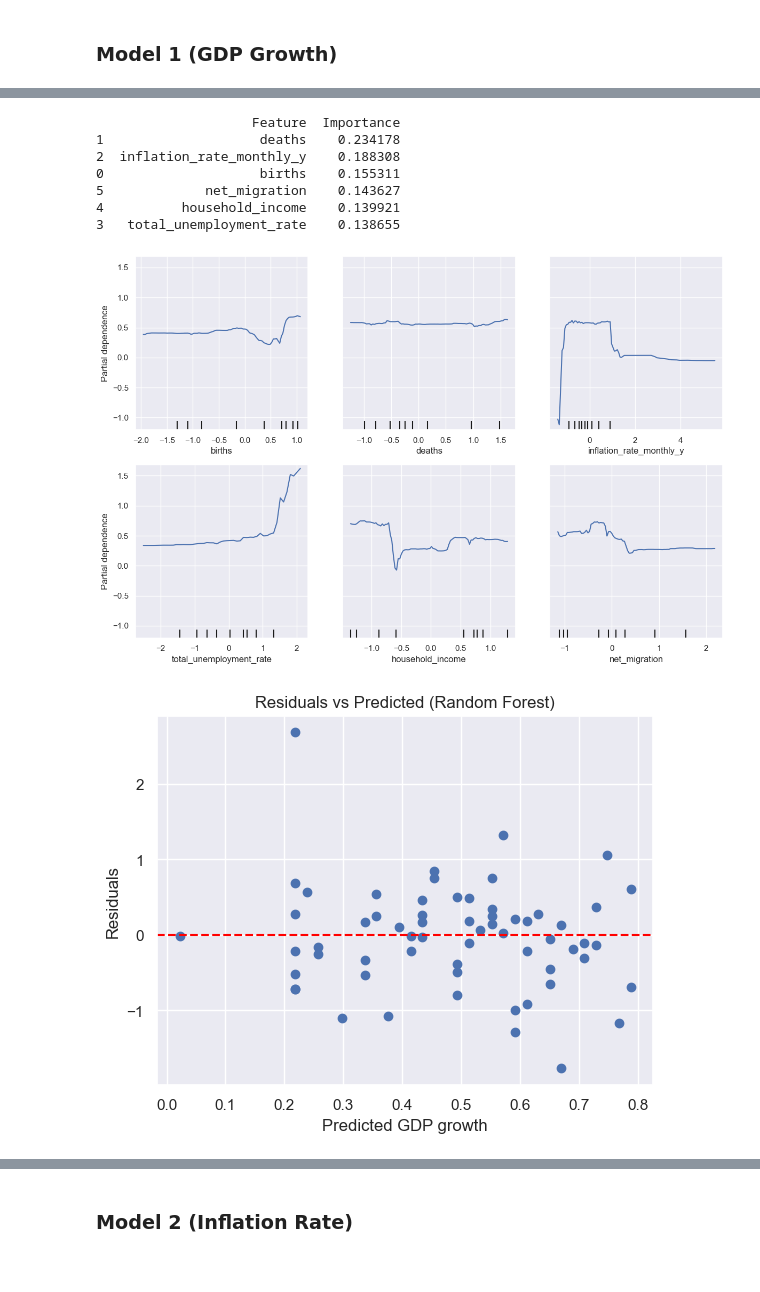
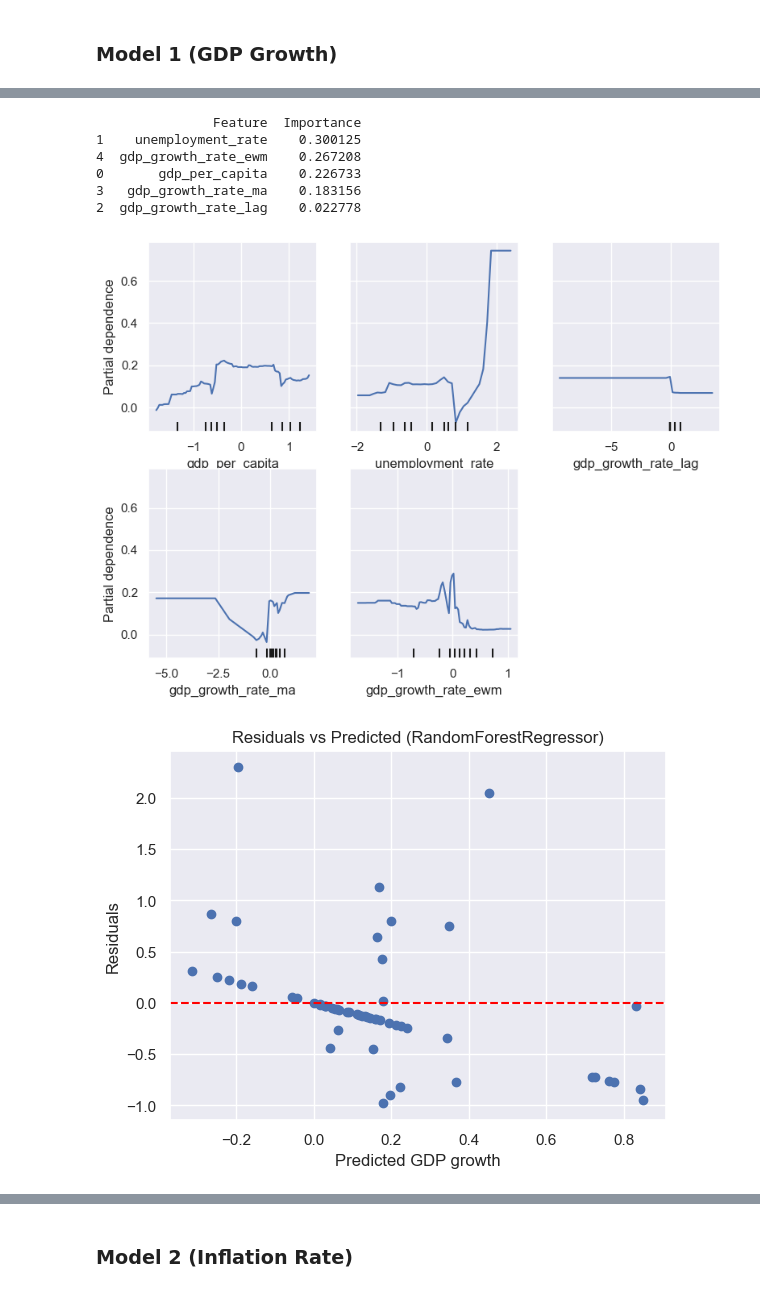
Before and after one commit to Grena30/Exploratory-Data-Analysis, a Jupyter notebook: Modelling/model.ipynb, the cells around one changed output, grey strips where cells are left out. Saved outputs shown, nothing was run; the diff lists cells and outputs as text; code cells hidden in the pictures.

Commit message:
feat: add feature enginering; remove data leakage

```diff
--- a/Modelling/model.ipynb
+++ b/Modelling/model.ipynb
@@ -472,0 +647,6 @@ Object Columns: [] Numerical Columns:  ['births', 'deaths', 'inflation_rate_mont
+# %%
+X_train = train.drop(columns=[target_col])
+y_train = train[target_col]
+
+X_test  = test.drop(columns=[target_col])
+y_test  = test[target_col]
@@ -472,0 +699,9 @@ Object Columns: [] Numerical Columns:  ['births', 'deaths', 'inflation_rate_mont
+# %%
+X_train = X_train.drop(columns=[col for col in drop_cols if col in X_train.columns])
+X_test  = X_test.drop(columns=[col for col in drop_cols if col in X_test.columns])
+
+numerical_cols = list(X_train.select_dtypes('number').columns)
+categorical_cols = list(X_train.select_dtypes('object').columns)
+
+print("Object Columns:", categorical_cols)
+print("Numerical Columns:", numerical_cols)
@@ -495,13 +742,13 @@ Model - RandomForestRegressor
 # %%
 models = {
-    "LinearRegression": LinearRegression(fit_intercept=True, positive=True),
-    "RidgeRegression": Ridge(alpha=100.0, fit_intercept=True, solver='svd', random_state=RANDOM_STATE),
-    "LassoRegression": Lasso(alpha=1.0, fit_intercept=True, max_iter=5000, selection='cyclic', random_state=RANDOM_STATE),
+    "LinearRegression": LinearRegression(fit_intercept=True, positive=False),
+    "RidgeRegression": Ridge(alpha=0.01, fit_intercept=True, solver='auto', random_state=RANDOM_STATE),
+    "LassoRegression": Lasso(alpha=0.001, fit_intercept=True, max_iter=5000, selection='random', random_state=RANDOM_STATE),
     "RandomForestRegressor": RandomForestRegressor(
-        n_estimators=100,
+        n_estimators=200,
         max_depth=10,
-        min_samples_leaf=1,
-        min_samples_split=2,
+        min_samples_leaf=4,
+        min_samples_split=10,
         max_features='sqrt',
         random_state=RANDOM_STATE
     )
@@ -560,36 +807,32 @@ Notes:
 [1] R² is computed without centering (uncentered) since the model does not contain a constant.
 [2] Standard Errors assume that the covariance matrix of the errors is correctly specified.
 # %%
-rf = best_model.named_steps['model']
+estimator = best_model.named_steps['model']
 all_feature = list(numerical_cols)
-importance_df = pd.DataFrame({
-    'Feature': all_feature,
-    'Importance': rf.feature_importances_
-}).sort_values(by='Importance', ascending=False)
+importance_df = get_feature_importance(estimator, all_feature)
 
 print(importance_df.head(10))
 # %% [output]
-                    Feature  Importance
-1                    deaths    0.234178
-2  inflation_rate_monthly_y    0.188308
-0                    births    0.155311
-5             net_migration    0.143627
-4          household_income    0.139921
-3   total_unemployment_rate    0.138655
+               Feature  Importance
+1    unemployment_rate    0.300125
+4  gdp_growth_rate_ewm    0.267208
+0       gdp_per_capita    0.226733
+3   gdp_growth_rate_ma    0.183156
+2  gdp_growth_rate_lag    0.022778
 # %%
-X_transformed = best_model.named_steps['preprocessor'].transform(features)
+X_transformed = best_model.named_steps['preprocessor'].transform(X_train)
 
 plot = PartialDependenceDisplay.from_estimator(
-    best_model.named_steps['model'],
+    estimator,
     X_transformed,
-    features=features,
-    feature_names=features.columns
+    features=X_train, # pyright: ignore[reportArgumentType]
+    feature_names=X_train.columns
 )
 
 fig = plot.figure_
-fig.set_size_inches(12, 8)
+fig.set_size_inches(8, 6)
 plt.tight_layout()
 plt.show()
 # %% [output]
-[figure, old version]
+[figure, new version]
 # %%
@@ -600,7 +845,7 @@ plt.scatter(y_pred, residuals)
 plt.axhline(0, color='red', linestyle='--')
 plt.xlabel("Predicted GDP growth")
 plt.ylabel("Residuals")
-plt.title("Residuals vs Predicted (Random Forest)")
+plt.title(f"Residuals vs Predicted ({best_name})")
 plt.show()
 # %% [output]
-[figure, old version]
+[figure, new version]
```
Also changed, not shown: parts of 77 cells of this notebook.
